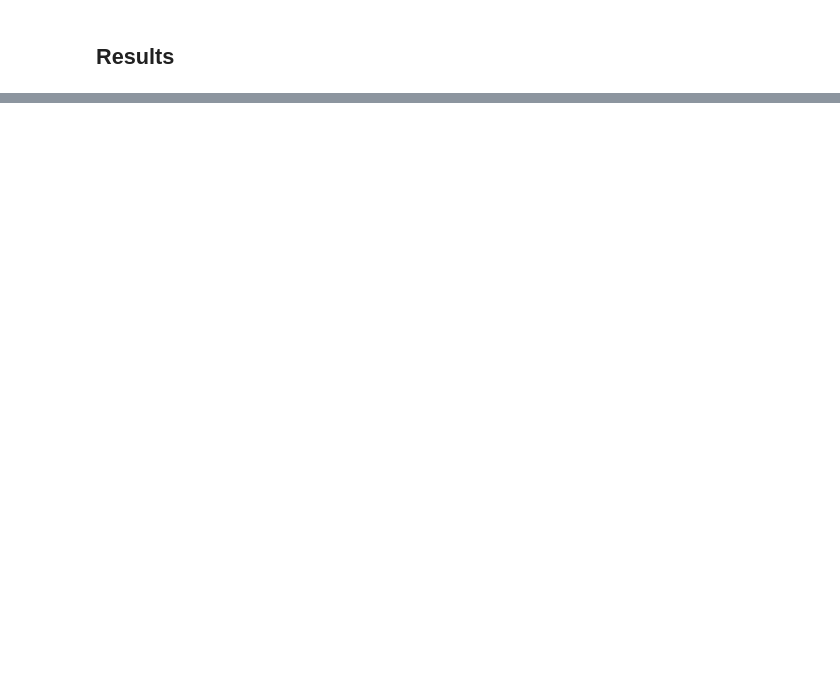
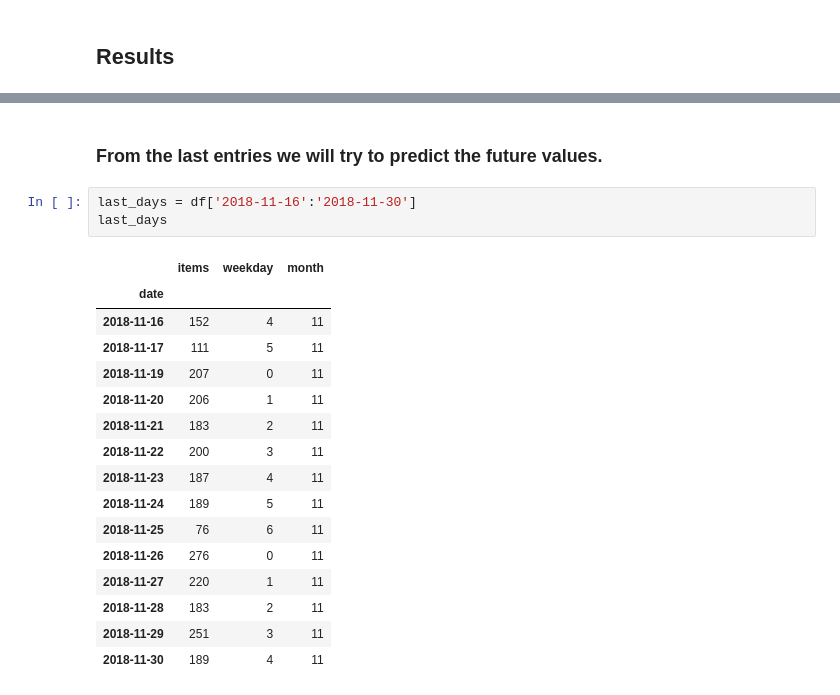
Before and after one commit to JsebastianUVPRQ/ES_Neural_Network_sales_prediction, a Jupyter notebook: main.ipynb, the cells around one changed output, grey strips where cells are left out. Saved outputs shown, nothing was run; the diff lists cells and outputs as text; blank space fills up the shorter version.

```diff
--- a/main.ipynb
+++ b/main.ipynb
@@ -232,0 +232,22 @@ plt.show()
+# %% [markdown]
+### From the last entries we will try to predict the future values.
+# %%
+last_days = df['2018-11-16':'2018-11-30']
+last_days
+# %% [output]
+|  | items | weekday | month |
+| date |  |  |  |
+| 2018-11-16 | 152 | 4 | 11 |
+| 2018-11-17 | 111 | 5 | 11 |
+| 2018-11-19 | 207 | 0 | 11 |
+| 2018-11-20 | 206 | 1 | 11 |
+| 2018-11-21 | 183 | 2 | 11 |
+| 2018-11-22 | 200 | 3 | 11 |
+| 2018-11-23 | 187 | 4 | 11 |
+| 2018-11-24 | 189 | 5 | 11 |
+| 2018-11-25 | 76 | 6 | 11 |
+| 2018-11-26 | 276 | 0 | 11 |
+| 2018-11-27 | 220 | 1 | 11 |
+| 2018-11-28 | 183 | 2 | 11 |
+| 2018-11-29 | 251 | 3 | 11 |
+| 2018-11-30 | 189 | 4 | 11 |
```
Also changed, not shown: parts of 11 cells of this notebook, 1 other file.
